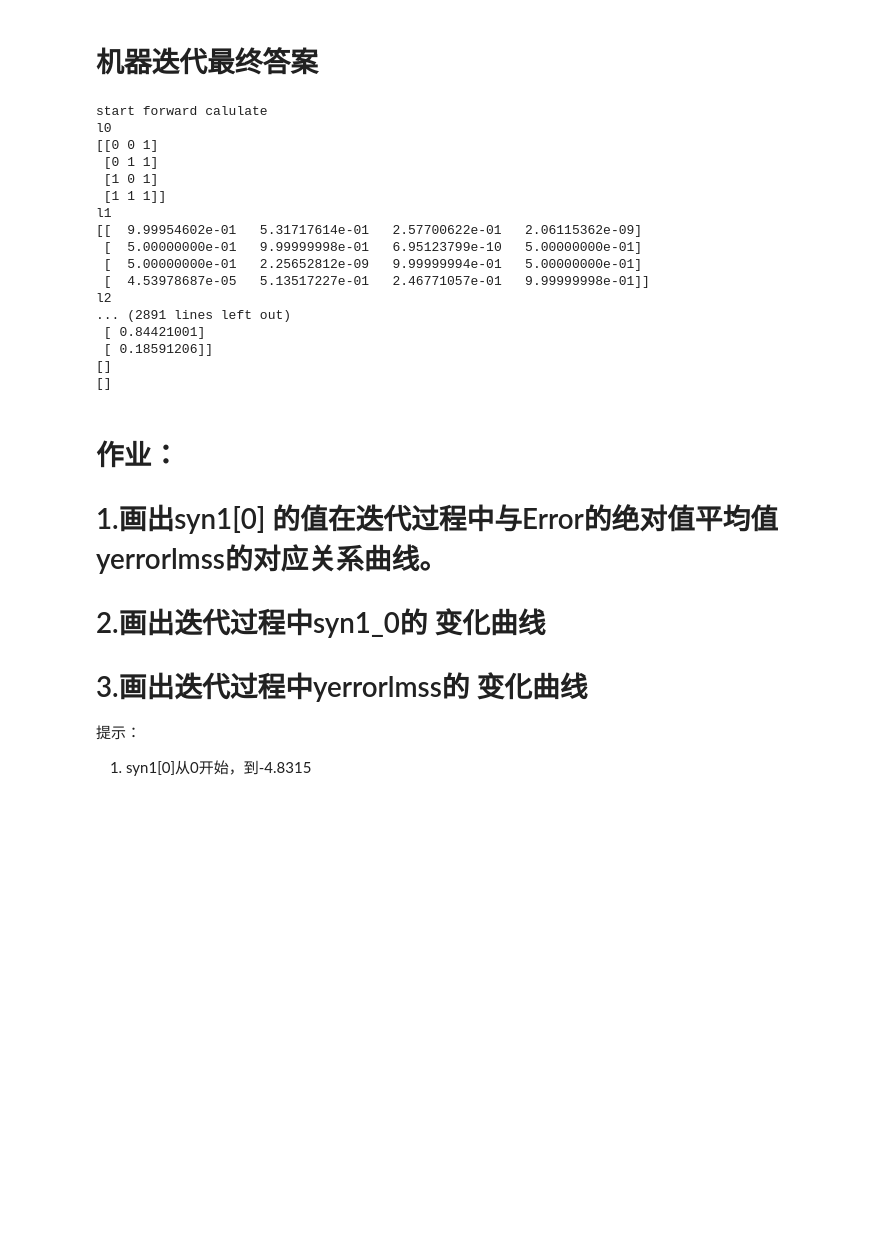
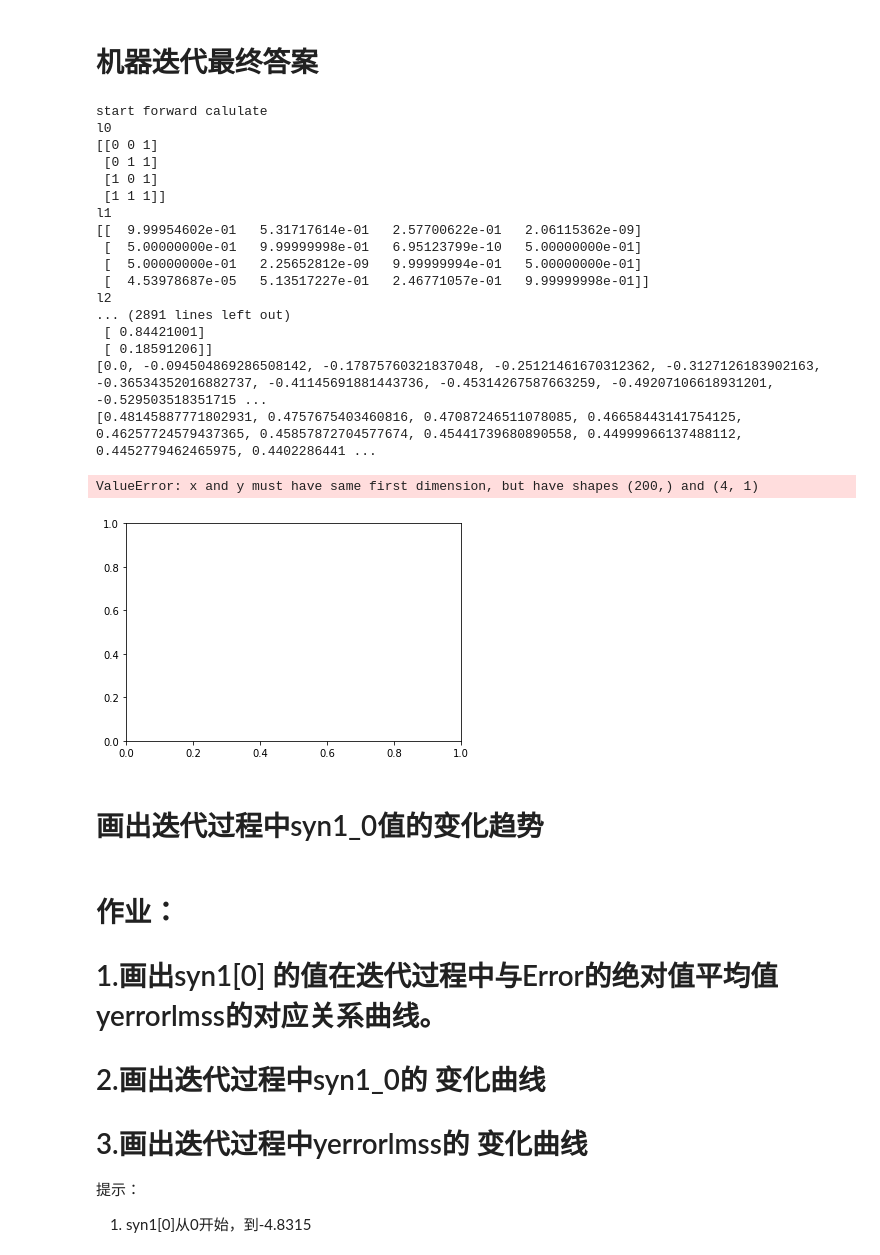
Before and after one commit to Datalization/hm18, a Jupyter notebook: AI/xknPyNN.ipynb, the cells around one changed output. Cells and saved outputs as stored; diff of their text form; code cells hidden in the pictures; blank space fills up the shorter version.

```diff
--- a/AI/xknPyNN.ipynb
+++ b/AI/xknPyNN.ipynb
@@ -283,10 +293,10 @@ for j in range(50):
     print(l2_error)
 
     lms=np.mean(np.abs(l2_error))
- #   syn1_0.append(syn1[0,0])
- #   sk.append(sks)
- #   yerrorlmss.append(lms)
- #   sks=sks+1
+    syn1_0.append(syn1[0,0])
+    sk.append(sks)
+    yerrorlmss.append(lms)
+    sks=sks+1
 
     print("Error:")
     print(lms)
@@ -343,8 +353,20 @@ l2
 ... (2891 lines left out)
  [ 0.84421001]
  [ 0.18591206]]
-[]
-[]
+[0.0, -0.094504869286508142, -0.17875760321837048, -0.25121461670312362, -0.3127126183902163, -0.36534352016882737, -0.41145691881443736, -0.45314267587663259, -0.49207106618931201, -0.529503518351715 ...
+[0.48145887771802931, 0.4757675403460816, 0.47087246511078085, 0.46658443141754125, 0.46257724579437365, 0.45857872704577674, 0.45441739680890558, 0.44999966137488112, 0.4452779462465975, 0.4402286441 ...
+# %%
+%matplotlib inline
+import numpy as np
+import matplotlib.pyplot as plt
+
+plt.plot(x,y)
+plt.show()
+# %% [output]
+ValueError: x and y must have same first dimension, but have shapes (200,) and (4, 1)
+[figure, added]
+# %% [markdown]
+# 画出迭代过程中syn1_0值的变化趋势
 # %% [markdown]
 # 作业：
 # 1.画出syn1[0] 的值在迭代过程中与Error的绝对值平均值yerrorlmss的对应关系曲线。
```
Also changed, not shown: parts of 16 cells of this notebook, 3 other files.
